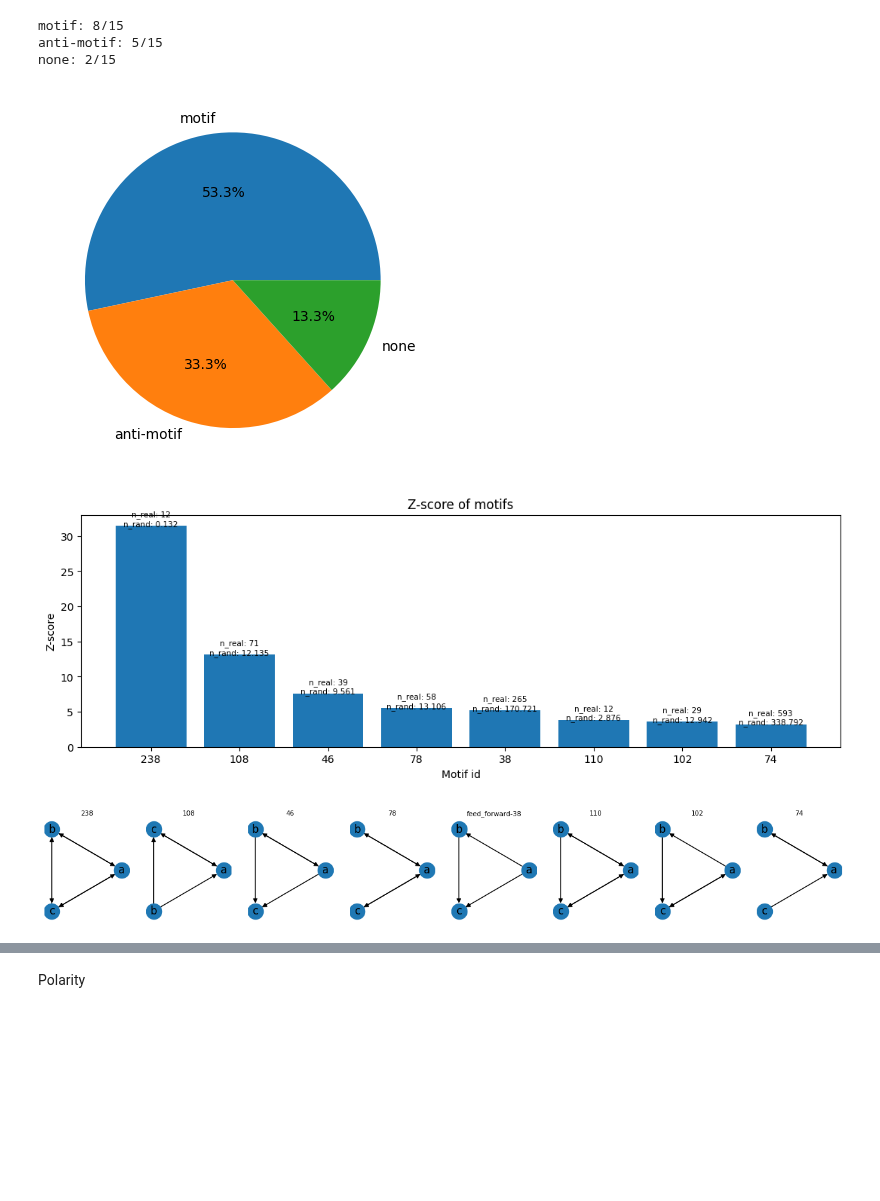
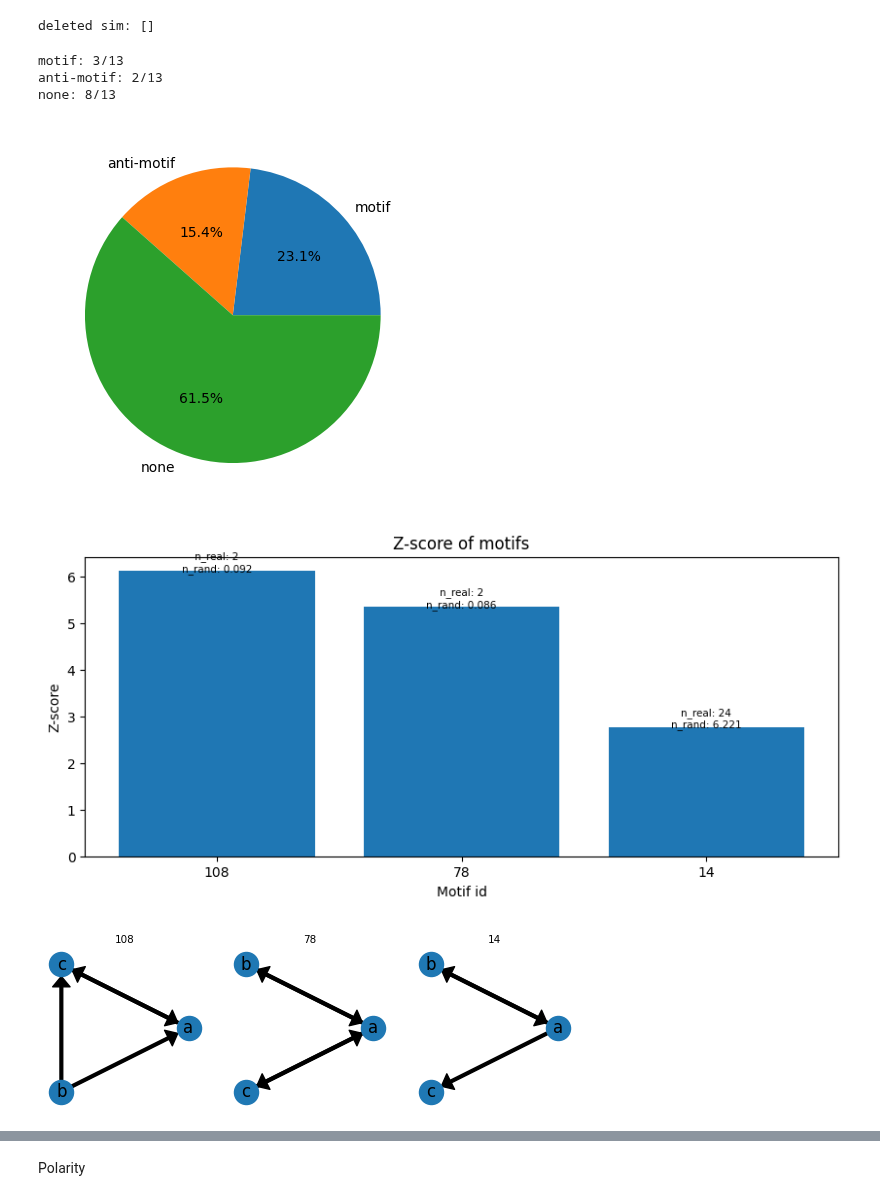
Before and after one commit to deangeckt/network_motifs, a Jupyter notebook: post_motif_analysis/motif_analysis.ipynb, the cells around one changed output, grey strips where cells are left out. Drawn from its saved outputs; the diff is of its cells as text; code cells hidden in the pictures; blank space fills up the shorter version.

```diff
--- a/post_motif_analysis/motif_analysis.ipynb
+++ b/post_motif_analysis/motif_analysis.ipynb
@@ -18,7 +18,7 @@ from subgraphs.sub_graphs_utils import get_sub_graph_mapping_to_motif
 # %%
 # data = import_results('results/cook_si2_herm_chem_k3_m5.bin')
 # data = import_results('results/pol_k3_m5.bin')
-data = import_results('results/cmpx_pol_k3_m5.bin')
+# data = import_results('results/cmpx_pol_k3_m5.bin')
 # data = import_results('results/cmpx_pol_k3_m10.bin')
 
 # k = 4
@@ -31,10 +31,11 @@ data = import_results('results/cmpx_pol_k3_m5.bin')
 
 # k =5
 # data = import_results('results/cook_si2_herm_chem_k5_m10.bin')
+# data = import_results('results/cook_si2_herm_all_k5_m10.bin')
 
 
 # error in durbin graphs! ... discrepency between edges in motifs to graph...
-# data = import_results('results/durbin_herm_all_k3_m5.bin')
+data = import_results('results/durbin_herm_chem_k3_m5_test.bin')
 # data = import_results('results/durbin_male_all_k3_m5.bin')
 # data = import_results('results/durbin_male_chem_k3_m5.bin')
 
@@ -82,6 +83,10 @@ def plot_motif_distribution(motifs_, anti_motifs_, none_motifs_):
     for s,l in zip(sizes, labels):
         print(f'{l}: {s}/{total}')
 # %%
+from matplotlib.patches import ArrowStyle
+
+as_ = ArrowStyle("simple", head_length=1.5, head_width=2.5, tail_width=.4)
+
 def draw_motif(motif: Motif, ax):
     ax.axis('off')
 
@@ -90,7 +95,8 @@ def draw_motif(motif: Motif, ax):
 
     graph = nx.DiGraph(motif.role_pattern)
     pos = nx.circular_layout(graph)
-    nx.draw_networkx(graph, pos, ax=ax)
+    nx.draw_networkx(graph, pos, ax=ax, arrowsize=5, arrowstyle=as_)
+    # nx.draw_networkx(graph, pos, ax=ax, node_color='red', arrowsize=5, arrowstyle=as_)
 
     if motif.polarity:
         for role, pol in zip(motif.role_pattern, motif.polarity):
@@ -110,6 +116,8 @@ def plot_motifs_z(motifs_list: list[Motif], motif_type: MotifType, top=10):
 
     z_scores = [abs(round(m.motif_criteria.z_score, 2)) for m in sorted_by_z]
     ids_ = [str(m.id) for m in sorted_by_z]
+    # ids_ = [str(m.id).split()[0] for m in sorted_by_z]
+
     n_reals = [m.n_real for m in sorted_by_z]
     n_rands = [m.motif_criteria.n_rand for m in sorted_by_z]
 
@@ -121,6 +129,8 @@ def plot_motifs_z(motifs_list: list[Motif], motif_type: MotifType, top=10):
     plt.xlabel('Motif id')
 
     plt.bar(ids_, z_scores)
+    # plt.xticks(ids_, ids_, rotation='vertical')
+    # plt.xticks([], [])
 
     for x, y, n_real, n_rand in zip(ids_, z_scores, n_reals, n_rands):
        plt.text(x, y, f'n_real: {n_real}\nn_rand: {n_rand}', ha='center', fontsize=7.5)
@@ -128,8 +138,8 @@ def plot_motifs_z(motifs_list: list[Motif], motif_type: MotifType, top=10):
 
     # plot the graphs
     num_of_graphs = len(sorted_by_z)
-    fig, ax = plt.subplots(nrows=1, ncols=num_of_graphs, figsize=(num_of_graphs*2, 2))
-    fig.set_size_inches(num_of_graphs*2, 2)
+    fig, ax = plt.subplots(nrows=1, ncols=num_of_graphs, figsize=(num_of_graphs*2.25, 2))
+    fig.set_size_inches(num_of_graphs*2.25, 2)
 
     for idx, motif in enumerate(sorted_by_z):
         ax_ = ax if num_of_graphs == 1 else ax[idx]
@@ -334,19 +345,32 @@ def remove_isomorphic_polarity_motifs(motif: Motif):
             motif.polarity_motifs.remove(pol_motif)
 
     print(f'removed {remove_sum} isomorphic graphs from motif: {motif.id}')
+# %%
+# delete SIM subgraphs
+del_sims = []
+for m in motifs:
+    if not isinstance(m, int):
+        del_sims.append(m)
+
+for m in del_sims:
+    del motifs[m]
+print(f'deleted sim: {del_sims}')
+# %% [output]
+deleted sim: []
 # %%
 motifs_ = [m for m in motifs.values() if m.motif_criteria.is_motif == MotifType.motif]
 anti_motifs_ = [m for m in motifs.values() if m.motif_criteria.is_motif == MotifType.anti_motif]
 none_motifs_ = [m for m in motifs.values() if m.motif_criteria.is_motif == MotifType.none]
 
-motifs_ = [m for m in motifs_ if m.n_real > 5]
+
+motifs_ = [m for m in motifs_ if m.n_real > 1]
 plot_motif_distribution(motifs_, anti_motifs_, none_motifs_)
-plot_motifs_z(motifs_, MotifType.motif, top=13)
+plot_motifs_z(motifs_, MotifType.motif, top=10)
 plot_motifs_z(anti_motifs_, MotifType.anti_motif, top=10)
 # %% [output]
-motif: 8/15
-anti-motif: 5/15
-none: 2/15
+motif: 3/13
+anti-motif: 2/13
+none: 8/13
-[figure, old version]
+[figure, new version]
-[figure, old version]
+[figure, new version]
-[figure, old version]
+[figure, new version]
```
Also changed, not shown: parts of 17 cells of this notebook, 9 other files.
